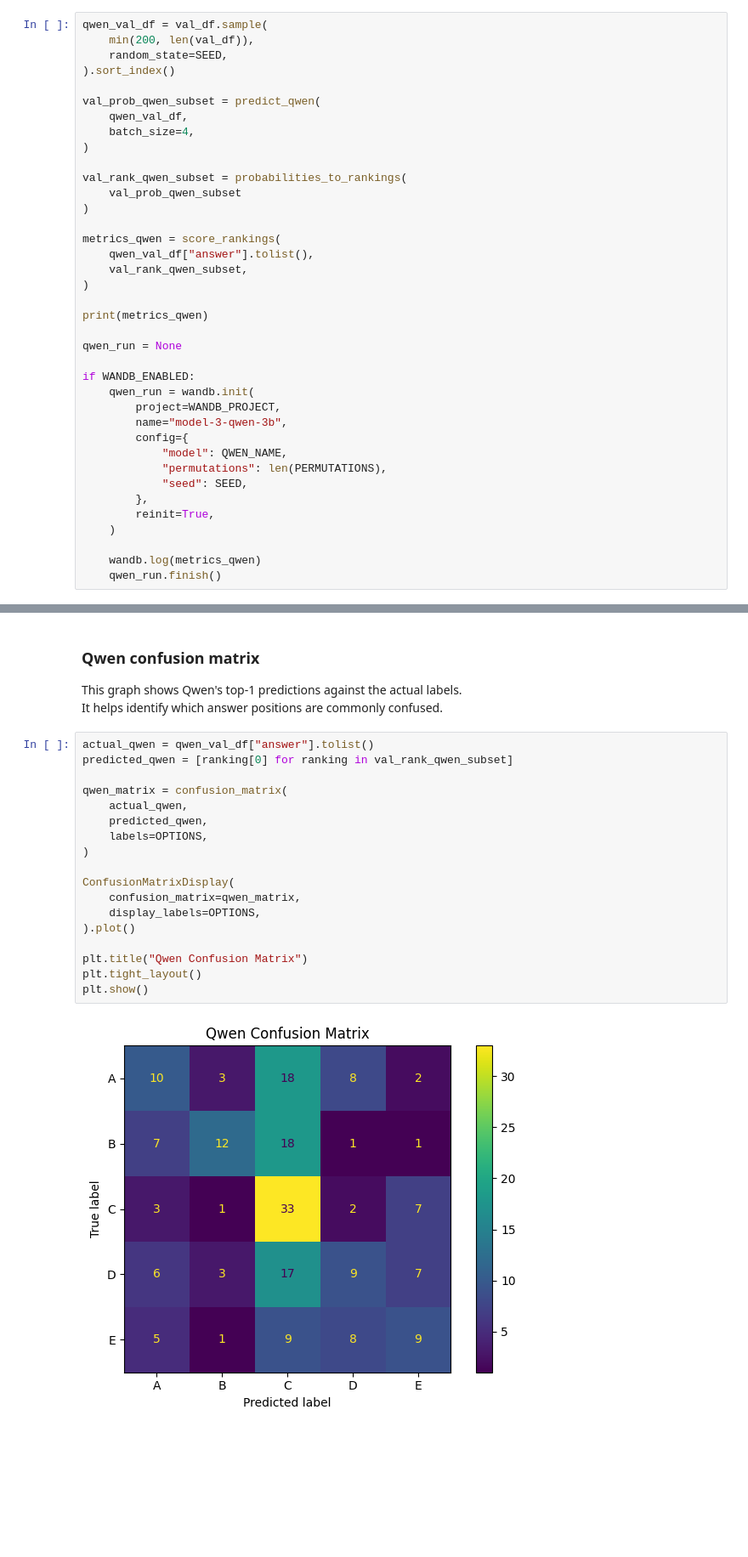
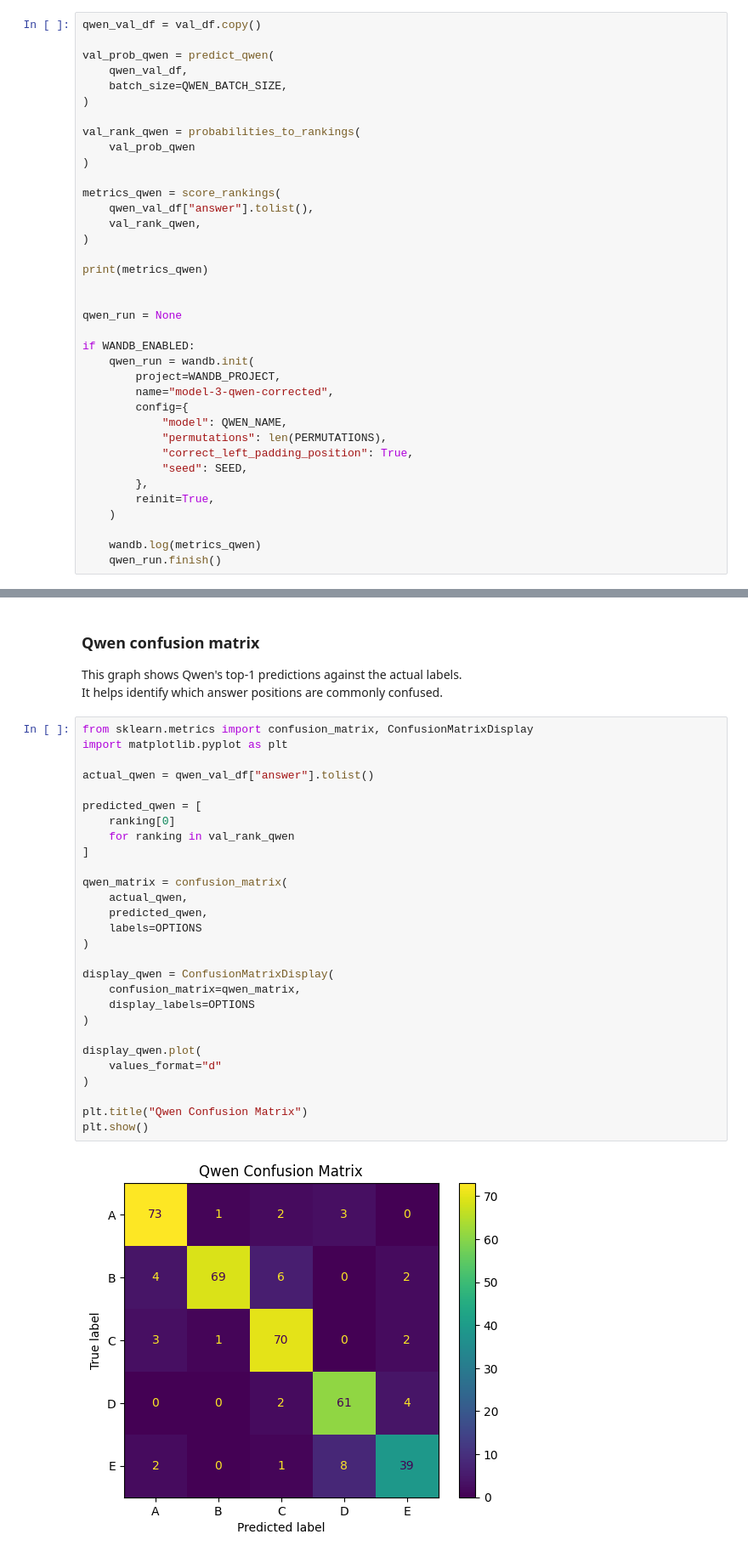
Before and after one commit to Abhishek-1124/23F2004693-DL-23F2004693-notebook-t22026, a Jupyter notebook: DL-23F2004693-notebook-t22026.ipynb, the cells around one changed output, grey strips where cells are left out. Shown at 85% size. Drawn from its saved outputs; the diff is of its cells as text; blank space fills up the shorter version.

```diff
--- a/DL-23F2004693-notebook-t22026.ipynb
+++ b/DL-23F2004693-notebook-t22026.ipynb
@@ -967,34 +1112,33 @@ The output gives a quick estimate while keeping GPU runtime manageable.
 # %%
-qwen_val_df = val_df.sample(
-    min(200, len(val_df)),
-    random_state=SEED,
-).sort_index()
+qwen_val_df = val_df.copy()
 
-val_prob_qwen_subset = predict_qwen(
+val_prob_qwen = predict_qwen(
     qwen_val_df,
-    batch_size=4,
+    batch_size=QWEN_BATCH_SIZE,
 )
 
-val_rank_qwen_subset = probabilities_to_rankings(
-    val_prob_qwen_subset
+val_rank_qwen = probabilities_to_rankings(
+    val_prob_qwen
 )
 
 metrics_qwen = score_rankings(
     qwen_val_df["answer"].tolist(),
-    val_rank_qwen_subset,
+    val_rank_qwen,
 )
 
 print(metrics_qwen)
+
 
 qwen_run = None
 
 if WANDB_ENABLED:
     qwen_run = wandb.init(
         project=WANDB_PROJECT,
-        name="model-3-qwen-3b",
+        name="model-3-qwen-corrected",
         config={
             "model": QWEN_NAME,
             "permutations": len(PERMUTATIONS),
+            "correct_left_padding_position": True,
             "seed": SEED,
         },
         reinit=True,
@@ -1031,25 +1177,35 @@ Find logs at: ./wandb/run-20260809_082019-lv9o49dp/logs
 This graph shows Qwen's top-1 predictions against the actual labels.
 It helps identify which answer positions are commonly confused.
 # %%
+from sklearn.metrics import confusion_matrix, ConfusionMatrixDisplay
+import matplotlib.pyplot as plt
+
 actual_qwen = qwen_val_df["answer"].tolist()
-predicted_qwen = [ranking[0] for ranking in val_rank_qwen_subset]
+
+predicted_qwen = [
+    ranking[0]
+    for ranking in val_rank_qwen
+]
 
 qwen_matrix = confusion_matrix(
     actual_qwen,
     predicted_qwen,
-    labels=OPTIONS,
+    labels=OPTIONS
 )
 
-ConfusionMatrixDisplay(
+display_qwen = ConfusionMatrixDisplay(
     confusion_matrix=qwen_matrix,
-    display_labels=OPTIONS,
-).plot()
+    display_labels=OPTIONS
+)
+
+display_qwen.plot(
+    values_format="d"
+)
 
 plt.title("Qwen Confusion Matrix")
-plt.tight_layout()
 plt.show()
 # %% [output]
-[figure, old version]
+[figure, new version]
 # %% [markdown]
 ## Compare the models
 Place the three models in one table using the same evaluation metrics.
```
Also changed, not shown: parts of 57 cells of this notebook.
